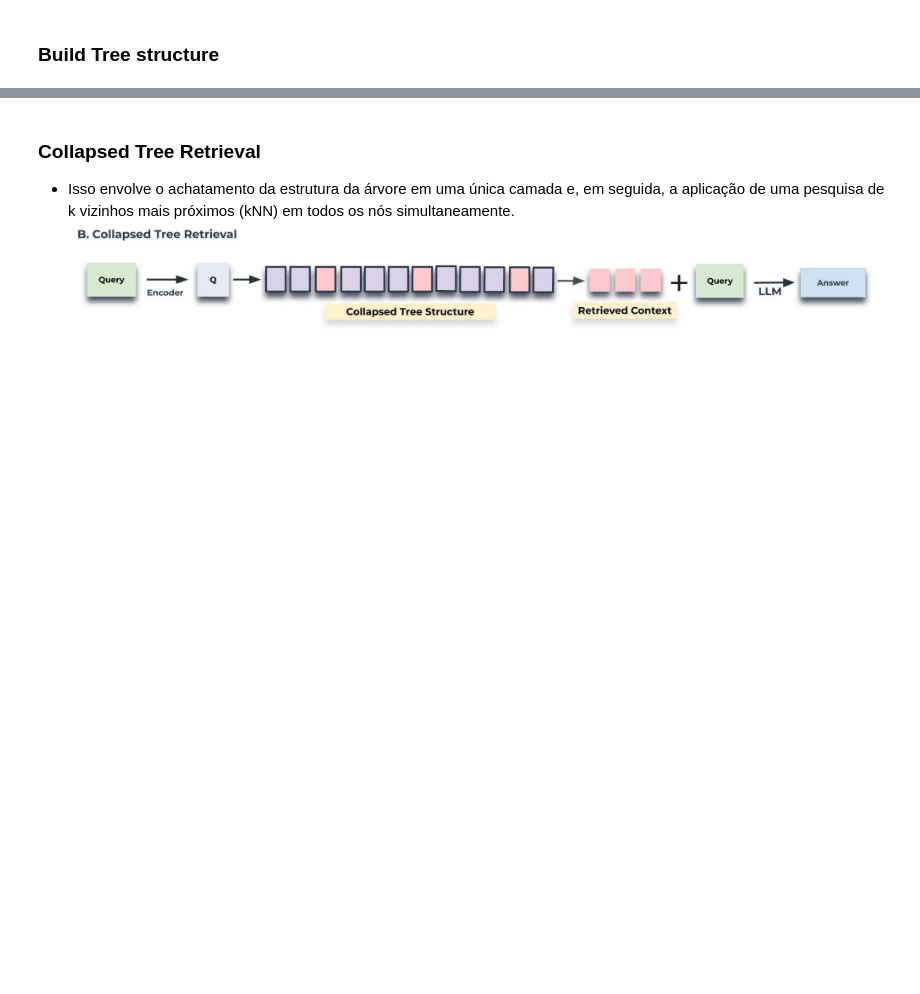
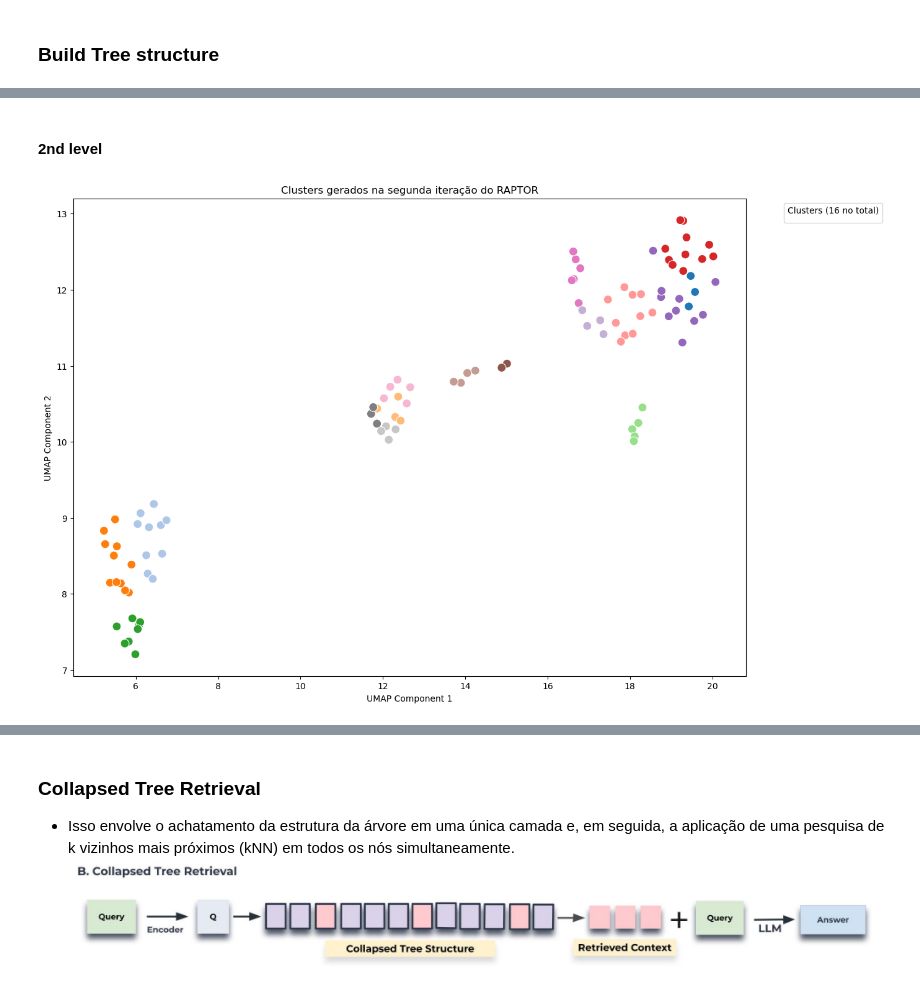
Before and after one commit to nathansouz4/TCC-Project, a Jupyter notebook: RAG_RAPTOR.ipynb, the cells around one changed output, grey strips where cells are left out. Cells and saved outputs as stored; diff of their text form; code cells hidden in the pictures; blank space fills up the shorter version.

```diff
--- a/RAG_RAPTOR.ipynb
+++ b/RAG_RAPTOR.ipynb
@@ -557,6 +326,0 @@ simple_labels = [label[0] if len(label) > 0 else -1 for label in labels]
-# %%
-clustered_summaries = {}
-for i, label in enumerate(simple_labels):
-    if label not in clustered_summaries:
-        clustered_summaries[label] = []
-    clustered_summaries[label].append(list(summaries.values())[i])
@@ -963,0 +760,7 @@ results = recursive_embed_cluster_summarize(texts_split, level=1, n_levels=4)
+# %% [markdown]
+#### 2nd level
+# %%
+df_clusters_level_2, _ = results[2]
+plot_clusters_umap(df_clusters_level_2, "Clusters gerados na segunda iteração do RAPTOR")
+# %% [output]
+[figure, added]
```
Also changed, not shown: parts of 112 cells of this notebook, 22 other files.
